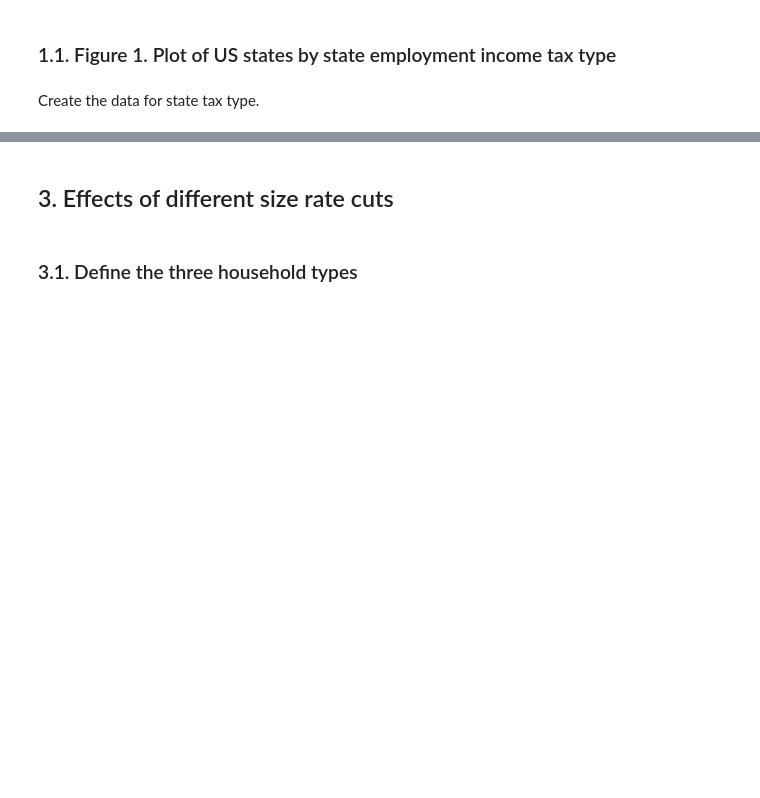
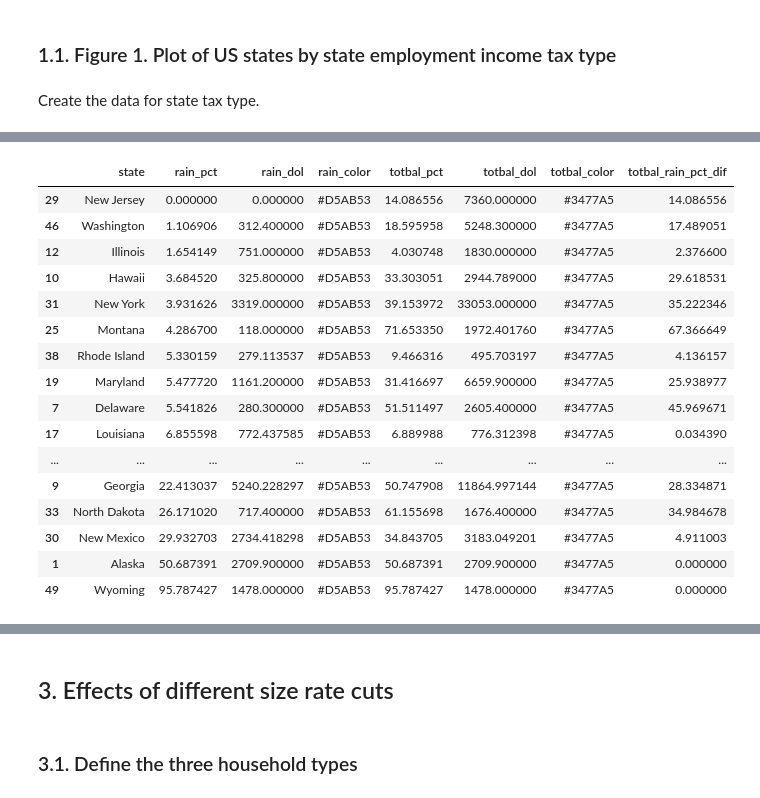
Before and after one commit to TheCGO/KS-FlatTax, a Jupyter notebook: KS_FlatTax.ipynb, the cells around one changed output, grey strips where cells are left out. Saved outputs shown, nothing was run; the diff lists cells and outputs as text; code cells hidden in the pictures; blank space fills up the shorter version.

```diff
--- a/KS_FlatTax.ipynb
+++ b/KS_FlatTax.ipynb
@@ -1093,0 +1063,79 @@ The values in Tables 2 and 3 are calculated in the [`/data/calculations.xlsx`](/
+# %%
+rain_pct_2022_df = rain_pct_df.loc[:'Wyoming', '2022'].to_frame().reset_index()
+rain_pct_2022_df.rename(
+    columns = {"index": "state", "2022": "rain_frac"}, inplace = True
+)
+rain_pct_2022_df["rain_pct"] = 100 * rain_pct_2022_df["rain_frac"]
+rain_pct_2022_df.drop('rain_frac', axis=1, inplace=True)
+
+rain_dol_2022_df = rain_dol_df.loc[:'Wyoming', '2022'].to_frame().reset_index()
+rain_dol_2022_df.rename(
+    columns = {"index": "state", "2022": "rain_dol"}, inplace = True
+)
+
+totbal_pct_2022_df = \
+    totbal_pct_df.loc[:'Wyoming', '2022'].to_frame().reset_index()
+totbal_pct_2022_df.rename(
+    columns = {"index": "state", "2022": "totbal_frac"}, inplace = True
+)
+totbal_pct_2022_df["totbal_pct"] = 100 * totbal_pct_2022_df["totbal_frac"]
+totbal_pct_2022_df.drop('totbal_frac', axis=1, inplace=True)
+
+totbal_dol_2022_df = \
+    totbal_dol_df.loc[:'Wyoming', '2022'].to_frame().reset_index()
+totbal_dol_2022_df.rename(
+    columns = {"index": "state", "2022": "totbal_dol"}, inplace = True
+)
+
+# Merge the four DataFrames
+rain_totbal_pct_dol_2022_df = rain_pct_2022_df.copy()
+rain_totbal_pct_dol_2022_df = pd.merge(
+    rain_totbal_pct_dol_2022_df, rain_dol_2022_df, on='state', how='inner'
+)
+rain_totbal_pct_dol_2022_df["rain_color"] = "#D5AB53"
+rain_totbal_pct_dol_2022_df["rain_color"][
+    rain_totbal_pct_dol_2022_df["state"]=="Kansas"
+] = "#EED17E"
+rain_totbal_pct_dol_2022_df = pd.merge(
+    rain_totbal_pct_dol_2022_df, totbal_pct_2022_df, on='state', how='inner'
+)
+rain_totbal_pct_dol_2022_df = pd.merge(
+    rain_totbal_pct_dol_2022_df, totbal_dol_2022_df, on='state', how='inner'
+)
+rain_totbal_pct_dol_2022_df["totbal_color"] = "#3477A5"
+rain_totbal_pct_dol_2022_df["totbal_color"][
+    rain_totbal_pct_dol_2022_df["state"]=="Kansas"
+] = "#74AAC7"
+
+# Create a new variable that is totbal_pct - rain_pct
+rain_totbal_pct_dol_2022_df["totbal_rain_pct_dif"] = (
+    rain_totbal_pct_dol_2022_df["totbal_pct"] -
+    rain_totbal_pct_dol_2022_df["rain_pct"]
+)
+
+# Sort by rainy day fund percent
+rain_totbal_pct_dol_2022_sorted_df = rain_totbal_pct_dol_2022_df.sort_values(
+    by=['rain_pct', 'totbal_pct'], ascending=[True, True]
+)
+
+rain_totbal_pct_dol_2022_sorted_df.to_csv('./data/fig3_source.csv',
+                                          index=False)
+rain_totbal_pct_dol_2022_sorted_df
+# %% [output]
+|  | state | rain_pct | rain_dol | rain_color | totbal_pct | totbal_dol | totbal_color | totbal_rain_pct_dif |
+| 29 | New Jersey | 0.000000 | 0.000000 | #D5AB53 | 14.086556 | 7360.000000 | #3477A5 | 14.086556 |
+| 46 | Washington | 1.106906 | 312.400000 | #D5AB53 | 18.595958 | 5248.300000 | #3477A5 | 17.489051 |
+| 12 | Illinois | 1.654149 | 751.000000 | #D5AB53 | 4.030748 | 1830.000000 | #3477A5 | 2.376600 |
+| 10 | Hawaii | 3.684520 | 325.800000 | #D5AB53 | 33.303051 | 2944.789000 | #3477A5 | 29.618531 |
+| 31 | New York | 3.931626 | 3319.000000 | #D5AB53 | 39.153972 | 33053.000000 | #3477A5 | 35.222346 |
+| 25 | Montana | 4.286700 | 118.000000 | #D5AB53 | 71.653350 | 1972.401760 | #3477A5 | 67.366649 |
+| 38 | Rhode Island | 5.330159 | 279.113537 | #D5AB53 | 9.466316 | 495.703197 | #3477A5 | 4.136157 |
+| 19 | Maryland | 5.477720 | 1161.200000 | #D5AB53 | 31.416697 | 6659.900000 | #3477A5 | 25.938977 |
+| 7 | Delaware | 5.541826 | 280.300000 | #D5AB53 | 51.511497 | 2605.400000 | #3477A5 | 45.969671 |
+| 17 | Louisiana | 6.855598 | 772.437585 | #D5AB53 | 6.889988 | 776.312398 | #3477A5 | 0.034390 |
+| ... | ... | ... | ... | ... | ... | ... | ... | ... |
+| 9 | Georgia | 22.413037 | 5240.228297 | #D5AB53 | 50.747908 | 11864.997144 | #3477A5 | 28.334871 |
+| 33 | North Dakota | 26.171020 | 717.400000 | #D5AB53 | 61.155698 | 1676.400000 | #3477A5 | 34.984678 |
+| 30 | New Mexico | 29.932703 | 2734.418298 | #D5AB53 | 34.843705 | 3183.049201 | #3477A5 | 4.911003 |
+| 1 | Alaska | 50.687391 | 2709.900000 | #D5AB53 | 50.687391 | 2709.900000 | #3477A5 | 0.000000 |
+| 49 | Wyoming | 95.787427 | 1478.000000 | #D5AB53 | 95.787427 | 1478.000000 | #3477A5 | 0.000000 |
```
Also changed, not shown: parts of 52 cells of this notebook, 6 other files.
